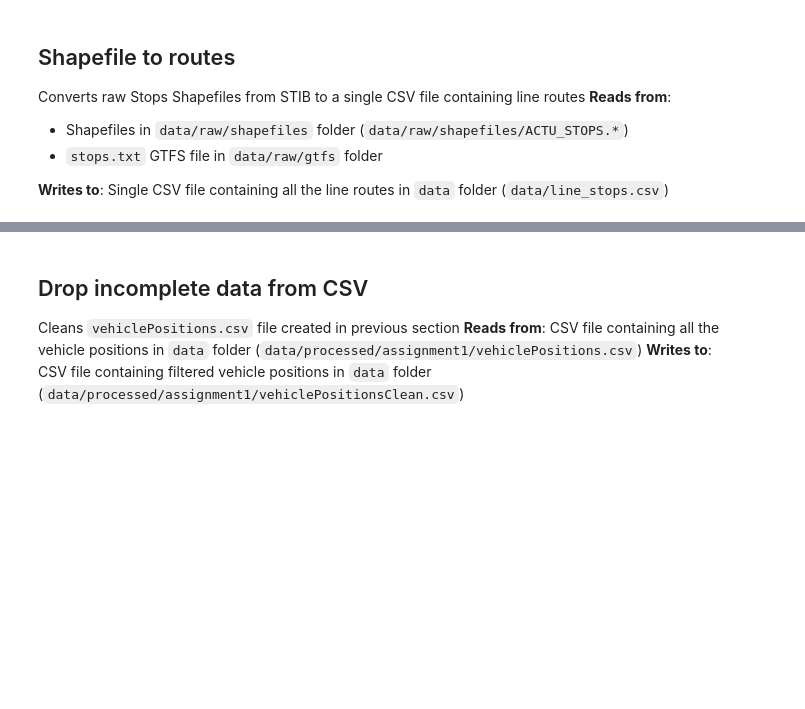
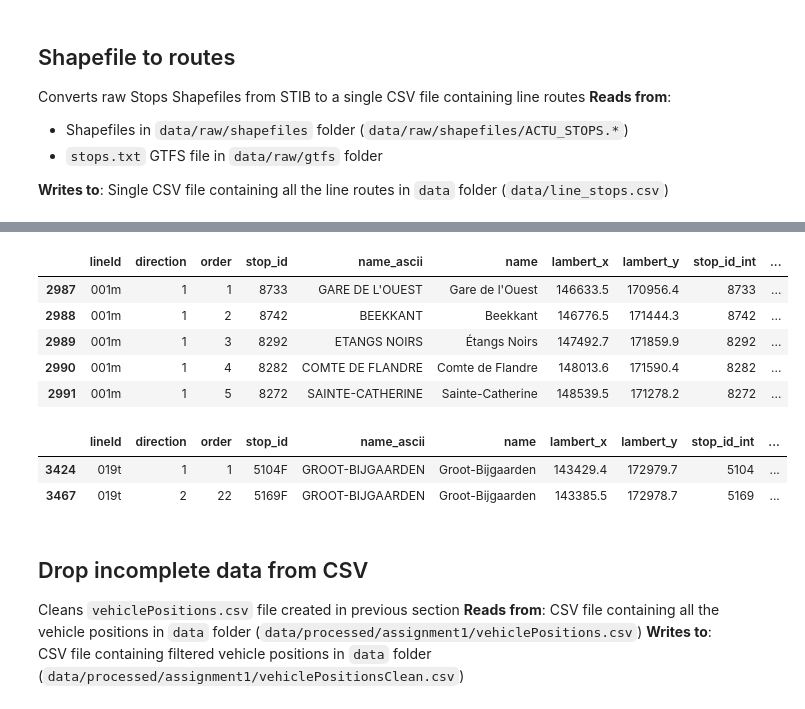
Before and after one commit to abroniewski/STIB-Hach-My-Ride, a Jupyter notebook: notebooks/assignment-1.ipynb, the cells around one changed output, grey strips where cells are left out. Drawn from its saved outputs; the diff is of its cells as text; code cells hidden in the pictures; blank space fills up the shorter version.

```diff
--- a/notebooks/assignment-1.ipynb
+++ b/notebooks/assignment-1.ipynb
@@ -114,0 +102,13 @@ create_line_stops_csv()
+# %%
+shapefile_df.drop(columns=['descr_nl', 'alpha_nl', 'mode', 'numero_lig', 'terminus'], inplace=True)
+renames = {'Code_Ligne': 'lineId',
+           'Variante': 'direction',
+           'succession': 'order',
+           'descr_fr': 'name_ascii',
+           'alpha_fr': 'name',
+           'coord_x': 'lambert_x',
+           'coord_y': 'lambert_y'}
+shapefile_df.rename(columns=renames, inplace=True)
+shapefile_df.sort_values(['lineId', 'direction', 'order'], inplace=True)
+shapefile_df['stop_id_int'] = shapefile_df['stop_id'].apply(lambda stop_id: int(stop_id[:4]))
+shapefile_df.head()
@@ -114,0 +122,6 @@ create_line_stops_csv()
+# %%
+gtfs_stops_df = pd.read_csv(stops_gtfs_path)
+gtfs_stops_df.dropna(axis=1, inplace=True)
+gtfs_stops_df.drop(columns=['stop_id', 'location_type', 'stop_name'], inplace=True)
+gtfs_stops_df['stop_id_int'] = gtfs_stops_df['stop_id'].apply(lambda stop_id: int(stop_id[:4]))
+gtfs_stops_df.head()
@@ -114,0 +135,16 @@ create_line_stops_csv()
+# %%
+joined_stops_df = shapefile_df.join(gtfs_stops_df.set_index('stop_id_int'), on='stop_id_int')
+joined_stops_df.head()
+# %% [output]
+|  | lineId | direction | order | stop_id | name_ascii | name | lambert_x | lambert_y | stop_id_int | ... |
+| 2987 | 001m | 1 | 1 | 8733 | GARE DE L'OUEST | Gare de l'Ouest | 146633.5 | 170956.4 | 8733 | ... |
+| 2988 | 001m | 1 | 2 | 8742 | BEEKKANT | Beekkant | 146776.5 | 171444.3 | 8742 | ... |
+| 2989 | 001m | 1 | 3 | 8292 | ETANGS NOIRS | Étangs Noirs | 147492.7 | 171859.9 | 8292 | ... |
+| 2990 | 001m | 1 | 4 | 8282 | COMTE DE FLANDRE | Comte de Flandre | 148013.6 | 171590.4 | 8282 | ... |
+| 2991 | 001m | 1 | 5 | 8272 | SAINTE-CATHERINE | Sainte-Catherine | 148539.5 | 171278.2 | 8272 | ... |
+# %%
+joined_stops_df[joined_stops_df['stop_lat'].isna()]
+# %% [output]
+|  | lineId | direction | order | stop_id | name_ascii | name | lambert_x | lambert_y | stop_id_int | ... |
+| 3424 | 019t | 1 | 1 | 5104F | GROOT-BIJGAARDEN | Groot-Bijgaarden | 143429.4 | 172979.7 | 5104 | ... |
+| 3467 | 019t | 2 | 22 | 5169F | GROOT-BIJGAARDEN | Groot-Bijgaarden | 143385.5 | 172978.7 | 5169 | ... |
```
Also changed, not shown: parts of 8 cells of this notebook.
